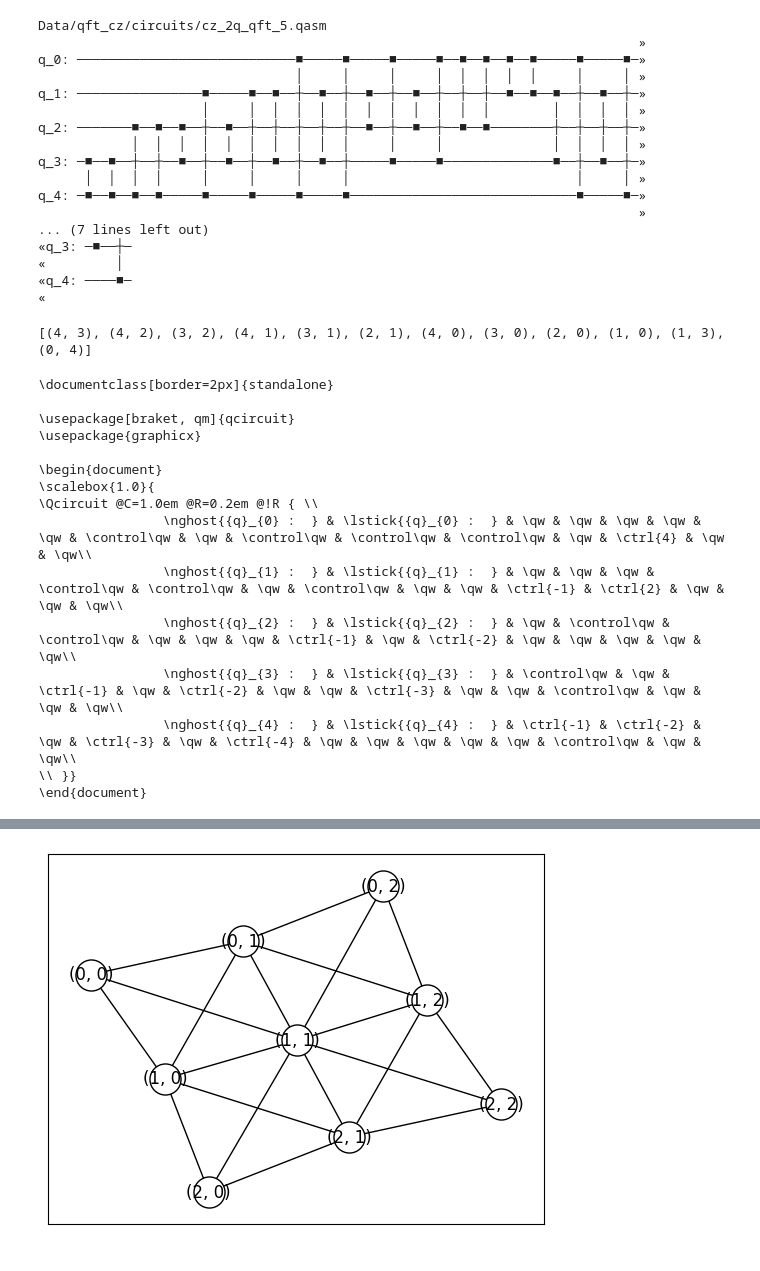
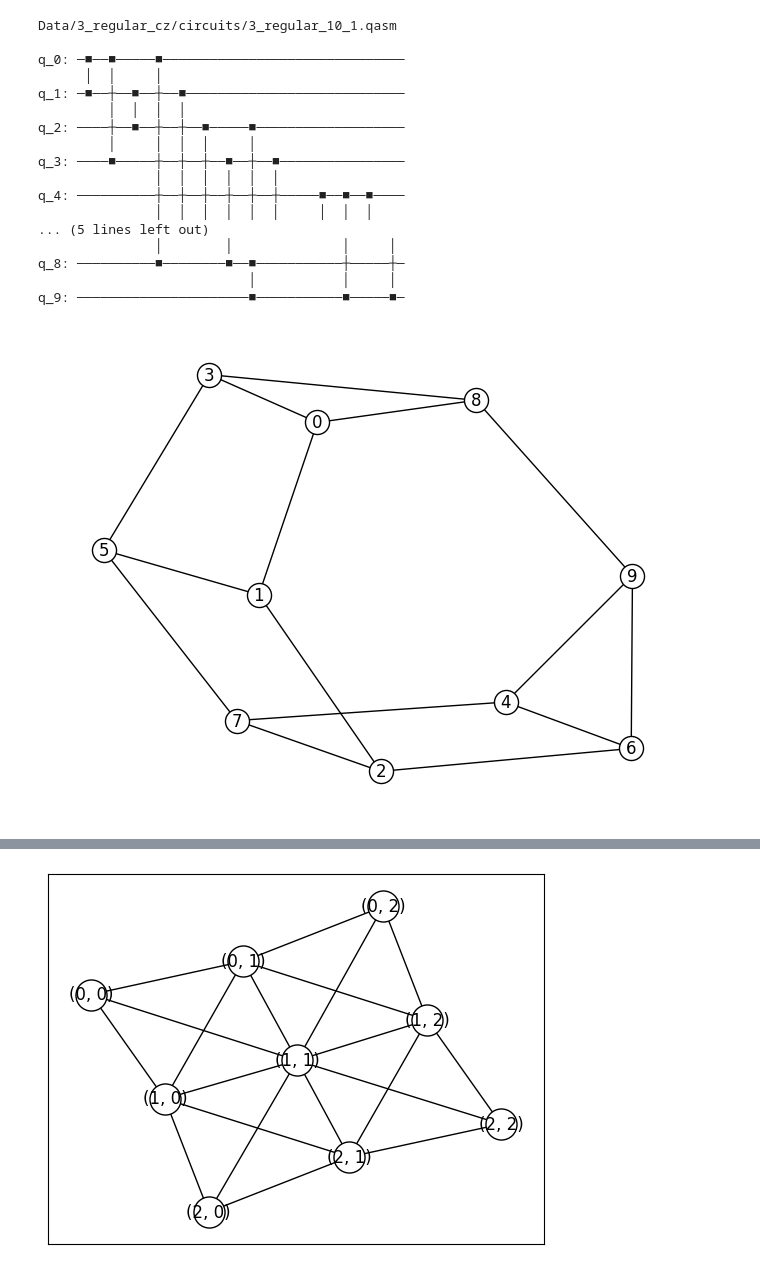
Before and after one commit to Huangyunqi/DasAtom, a Jupyter notebook: yq_jupyter.ipynb, the cells around one changed output, grey strips where cells are left out. Saved outputs shown, nothing was run; the diff lists cells and outputs as text; code cells hidden in the pictures.

```diff
--- a/yq_jupyter.ipynb
+++ b/yq_jupyter.ipynb
@@ -9,75 +9,44 @@ from Enola.route import QuantumRouter
 import json
 from qiskit.qasm2.export import dump
 # %%
-path_type = 'qft_cz'
+path_type = '3_regular_cz'
 path = "Data/{}/circuits/".format(path_type)
 path_embeddings = "Data/{}/Rb2Re4/embeddings/".format(path_type)
 path_partitions = "Data/{}/Rb2Re4/partitions/".format(path_type)
 #file_name = 'cz_2q_graphstate_indep_qiskit_{}.qasm'.format(12)
-file_name = 'cz_2q_qft_5.qasm'
+file_name = '3_regular_10_1.qasm'
 cz_circuit = CreateCircuitFromQASM(file_name, path)
 print(cz_circuit)
 gate_2q_list = get_2q_gates_list(cz_circuit)
 cirr, dag = gates_list_to_QC(gate_2q_list)
 gate_num = len(gate_2q_list)
 num_q = qubits_num(gate_2q_list)
 Rb = 2
 r_re = 2*Rb
 arch_size = math.ceil(math.sqrt(num_q))
 #coupling_graph = generate_grid_with_Rb(arch_size,arch_size, Rb)
 #partition_gates = read_data(path_partitions, file_name.removesuffix(".qasm")+'.txt')
 #embeddings = read_data(path_embeddings, file_name.removesuffix(".qasm")+'.txt')
+g = nx.Graph()
+g.add_edges_from(gate_2q_list)
+nx.draw(g, with_labels=True, node_size=300, node_color='white', edge_color='black',
+        linewidths=1, edgecolors='black', alpha=1)
 # %% [output]
-Data/qft_cz/circuits/cz_2q_qft_5.qasm
-                                                                             »
-q_0: ────────────────────────────■─────■─────■─────■──■──■──■──■─────■─────■─»
-                                 │     │     │     │  │  │  │  │     │     │ »
-q_1: ────────────────■─────■──■──┼──■──┼──■──┼──■──┼──┼──┼──■──■──■──┼──■──┼─»
-                     │     │  │  │  │  │  │  │  │  │  │  │        │  │  │  │ »
-q_2: ───────■──■──■──┼──■──┼──┼──┼──┼──┼──■──┼──■──┼──■──■────────┼──┼──┼──┼─»
-            │  │  │  │  │  │  │  │  │  │     │     │              │  │  │  │ »
-q_3: ─■──■──┼──┼──■──┼──■──┼──■──┼──■──┼─────■─────■──────────────■──┼──■──┼─»
-      │  │  │  │     │     │     │     │                             │     │ »
-q_4: ─■──■──■──■─────■─────■─────■─────■─────────────────────────────■─────■─»
-                                                                             »
-... (7 lines left out)
-«q_3: ─■──┼─
-«         │
-«q_4: ────■─
-«
+Data/3_regular_cz/circuits/3_regular_10_1.qasm
+
+q_0: ─■──■─────■───────────────────────────────
+      │  │     │
+q_1: ─■──┼──■──┼──■────────────────────────────
+         │  │  │  │
+q_2: ────┼──■──┼──┼──■─────■───────────────────
+         │     │  │  │     │
+q_3: ────■─────┼──┼──┼──■──┼──■────────────────
+               │  │  │  │  │  │
+q_4: ──────────┼──┼──┼──┼──┼──┼─────■──■──■────
+               │  │  │  │  │  │     │  │  │
+... (5 lines left out)
+               │        │              │     │
+q_8: ──────────■────────■──■───────────┼─────┼─
+                           │           │     │
+q_9: ──────────────────────■───────────■─────■─
+[figure, added]
-# %%
-from collections import Counter
-gates_delete_repeat = []
-last_index = 0
-gates_delete_repeat.append(gate_2q_list[0])
-for i in range(1, len(gate_2q_list)):
-    if Counter(gate_2q_list[i]) == Counter(gate_2q_list[last_index]):
-        continue
-    else:
-        gates_delete_repeat.append(gate_2q_list[i])
-        last_index = i
-print(gates_delete_repeat)
-# %% [output]
-[(4, 3), (4, 2), (3, 2), (4, 1), (3, 1), (2, 1), (4, 0), (3, 0), (2, 0), (1, 0), (1, 3), (0, 4)]
-# %%
-qc = QuantumCircuit(5)
-for gate in gates_delete_repeat:
-    qc.cz(gate[0],gate[1])
-latex_code = qc.draw(output='latex_source')
-print(latex_code)
-# %% [output]
-\documentclass[border=2px]{standalone}
-
-\usepackage[braket, qm]{qcircuit}
-\usepackage{graphicx}
-
-\begin{document}
-\scalebox{1.0}{
-\Qcircuit @C=1.0em @R=0.2em @!R { \\
-                \nghost{{q}_{0} :  } & \lstick{{q}_{0} :  } & \qw & \qw & \qw & \qw & \qw & \control\qw & \qw & \control\qw & \control\qw & \control\qw & \qw & \ctrl{4} & \qw & \qw\\
-                \nghost{{q}_{1} :  } & \lstick{{q}_{1} :  } & \qw & \qw & \qw & \control\qw & \control\qw & \qw & \control\qw & \qw & \qw & \ctrl{-1} & \ctrl{2} & \qw & \qw & \qw\\
-                \nghost{{q}_{2} :  } & \lstick{{q}_{2} :  } & \qw & \control\qw & \control\qw & \qw & \qw & \qw & \ctrl{-1} & \qw & \ctrl{-2} & \qw & \qw & \qw & \qw & \qw\\
-                \nghost{{q}_{3} :  } & \lstick{{q}_{3} :  } & \control\qw & \qw & \ctrl{-1} & \qw & \ctrl{-2} & \qw & \qw & \ctrl{-3} & \qw & \qw & \control\qw & \qw & \qw & \qw\\
-                \nghost{{q}_{4} :  } & \lstick{{q}_{4} :  } & \ctrl{-1} & \ctrl{-2} & \qw & \ctrl{-3} & \qw & \ctrl{-4} & \qw & \qw & \qw & \qw & \qw & \control\qw & \qw & \qw\\
-\\ }}
-\end{document}
```
Also changed, not shown: parts of 12 cells of this notebook, 36 other files.
